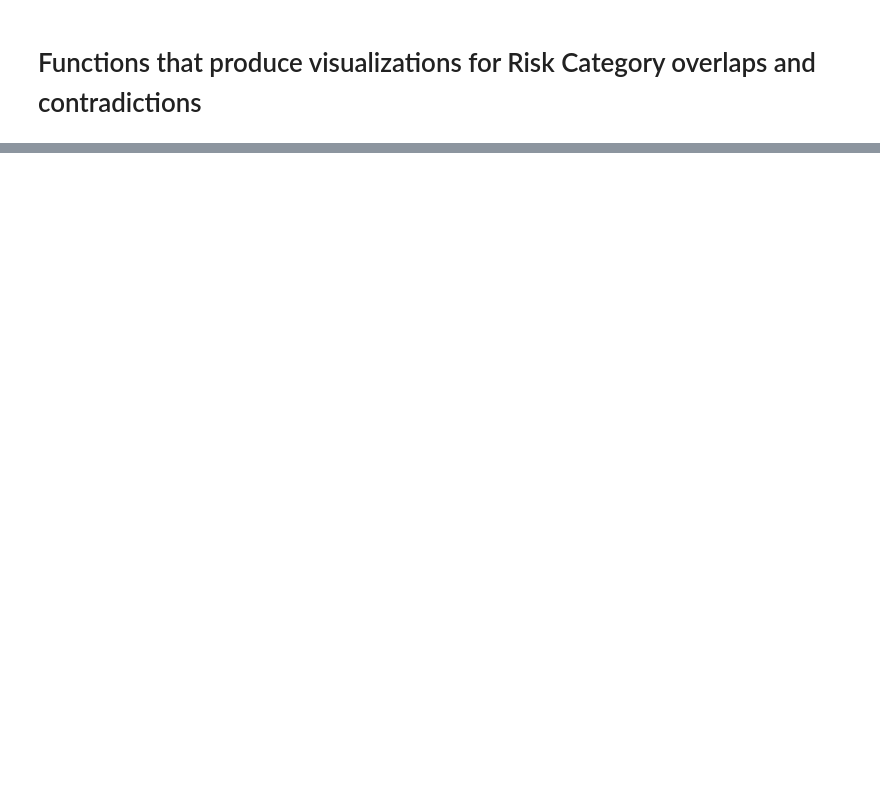
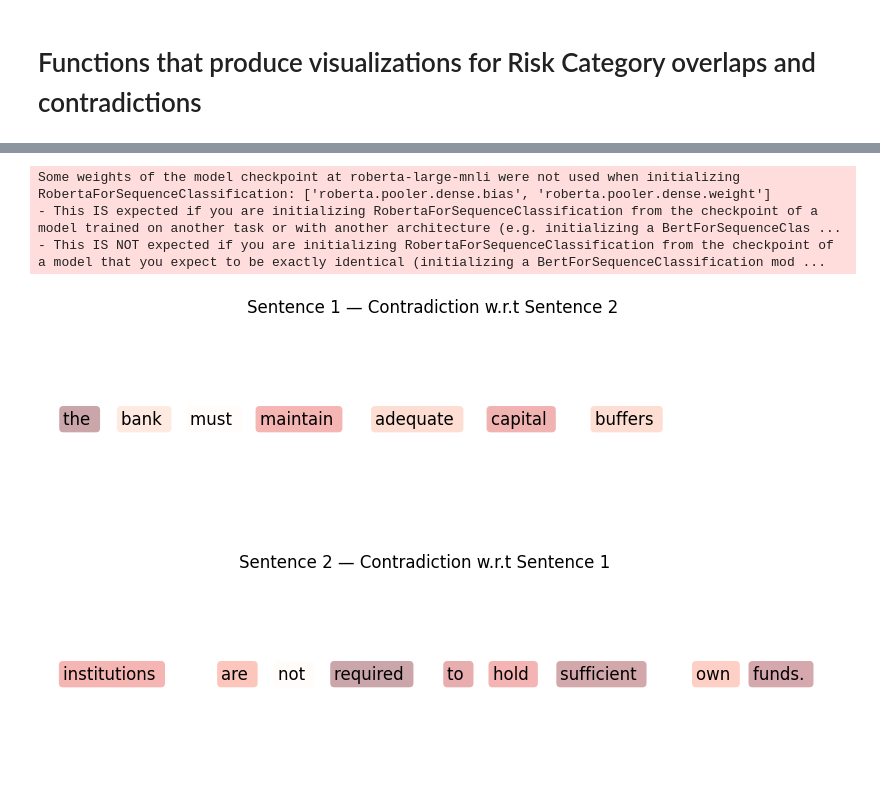
Before and after one commit to TuubaLord/junction2025, a Jupyter notebook: visualize.ipynb, the cells around one changed output, grey strips where cells are left out. Drawn from its saved outputs; the diff is of its cells as text; code cells hidden in the pictures; blank space fills up the shorter version.

```diff
--- a/visualize.ipynb
+++ b/visualize.ipynb
@@ -358,0 +348,41 @@ plt.show()
+# %%
+from transformers import AutoTokenizer, AutoModelForSequenceClassification
+
+
+# Load NLI model (for contradiction)
+nli_name = "roberta-large-mnli"
+nli_tok = AutoTokenizer.from_pretrained(nli_name)
+nli_model = AutoModelForSequenceClassification.from_pretrained(nli_name)
+nli_model.eval()
+
+def contradiction_score(premise, hypothesis):
+    inputs = nli_tok(premise, hypothesis, return_tensors="pt", truncation=True)
+    with torch.no_grad():
+        logits = nli_model(**inputs).logits
+    probs = torch.softmax(logits, dim=-1).squeeze().tolist()
+    # For RoBERTa-MNLI the label order is: [entailment, neutral, contradiction]
+    return probs[2]  # contradiction probability
+
+def word_level_contradiction_scores(words, other_sentence_text):
+    scores = []
+    for w in words:
+        # Each word is compared against the full meaning of the other sentence
+        c = contradiction_score(other_sentence_text, w)
+        scores.append(c)
+    return np.array(scores)
+# %% [output]
+Some weights of the model checkpoint at roberta-large-mnli were not used when initializing RobertaForSequenceClassification: ['roberta.pooler.dense.bias', 'roberta.pooler.dense.weight']
+- This IS expected if you are initializing RobertaForSequenceClassification from the checkpoint of a model trained on another task or with another architecture (e.g. initializing a BertForSequenceClas ...
+- This IS NOT expected if you are initializing RobertaForSequenceClassification from the checkpoint of a model that you expect to be exactly identical (initializing a BertForSequenceClassification mod ...
+# %%
+sent1_text = "The bank must maintain adequate capital buffers"
+sent2_text = "Institutions are not required to hold sufficient own funds."
+
+# sent1_text = "Institutions should ensure an adequate rotation of valuers and define the number of sequential individual valuations of the same property that can be performed by the same valuer. Any further revaluations beyond this number should result in the rotation of the valuer, resulting in the appointment of either a different internal valuer or a different external valuer."
+# sent2_text = "Credit institutions should ensure adequate rotation of appraisers, i.e. two sequential individual valuations of the immovable property by the same appraiser should result in the rotation of the appraiser, resulting in the appointment of either a different internal appraiser or a different external appraisal provider."
+
+sent1 = sent1_text.lower().split()
+sent2 = sent2_text.lower().split()
+
+contra_scores_1 = word_level_contradiction_scores(sent1, sent2_text)
+contra_scores_2 = word_level_contradiction_scores(sent2, sent1_text)
@@ -358,0 +426,17 @@ plt.show()
+# %%
+fig1,ax1 =plot_sentence_with_contradiction(
+    sent1,
+    contra_scores_1,
+    title="Sentence 1 — Contradiction w.r.t Sentence 2"
+)
+fig1.savefig("contra1.png")
+# Sentence 2 highlighted by contradiction wrt sentence 1
+fig2,ax2 =plot_sentence_with_contradiction(
+    sent2,
+    contra_scores_2,
+    title="Sentence 2 — Contradiction w.r.t Sentence 1"
+)
+fig2.savefig("contra2.png")
+# %% [output]
+[figure, added]
+[figure, added]
```
Also changed, not shown: parts of 8 cells of this notebook, 3 other files.
